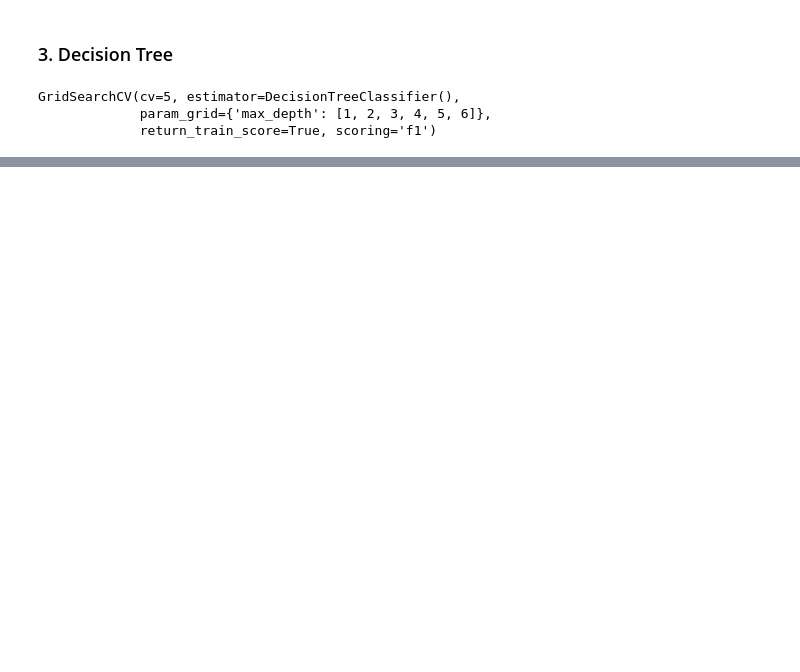
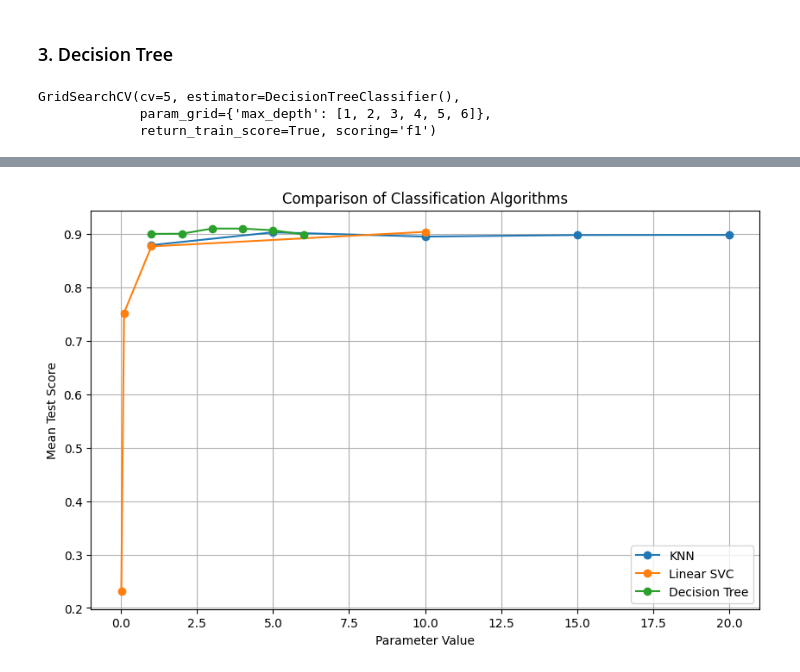
Before and after one commit to Lakuna/CS-412-Final-Project, a Jupyter notebook: Classification.ipynb, the cells around one changed output, grey strips where cells are left out. Cells and saved outputs as stored; diff of their text form; code cells hidden in the pictures; blank space fills up the shorter version.

```diff
--- a/Classification.ipynb
+++ b/Classification.ipynb
@@ -255,0 +305,22 @@ report
+# %%
+# Plotting the Mean Test Scores for KNN, Linear SVC, and Decision Tree
+plt.figure(figsize=(10, 6))
+
+# Plotting KNN
+plt.plot(cv_results_knn['param_n_neighbors'], cv_results_knn['mean_test_score'], label='KNN', marker='o', linestyle='-')
+
+# Plotting Linear SVC
+plt.plot(cv_results_lsvc['param_C'], cv_results_lsvc['mean_test_score'], label='Linear SVC', marker='o', linestyle='-')
+
+# Plotting Decision Tree
+plt.plot(grid_tree.cv_results_['param_max_depth'], grid_tree.cv_results_['mean_test_score'], label='Decision Tree', marker='o', linestyle='-')
+
+plt.xlabel('Parameter Value')
+plt.ylabel('Mean Test Score')
+plt.title('Comparison of Classification Algorithms')
+plt.legend()
+
+plt.grid(True)
+plt.show()
+# %% [output]
+[figure, added]
```
Also changed, not shown: parts of 16 cells of this notebook.
